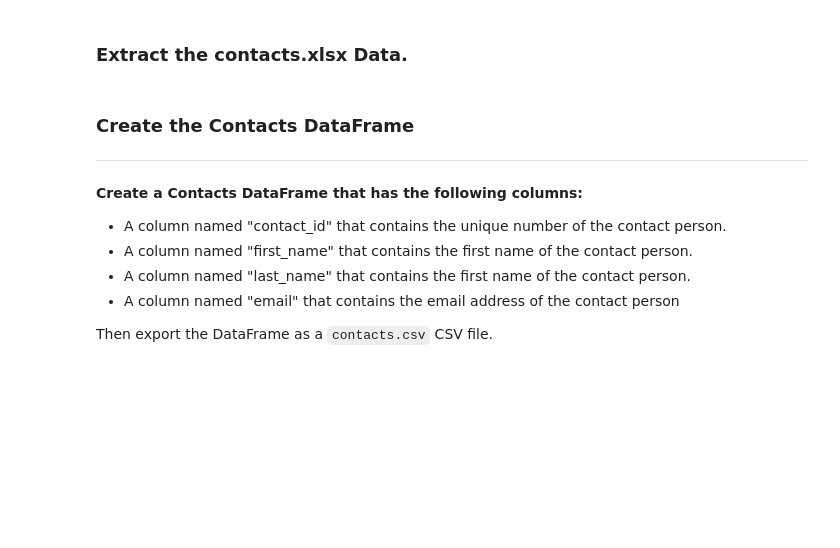
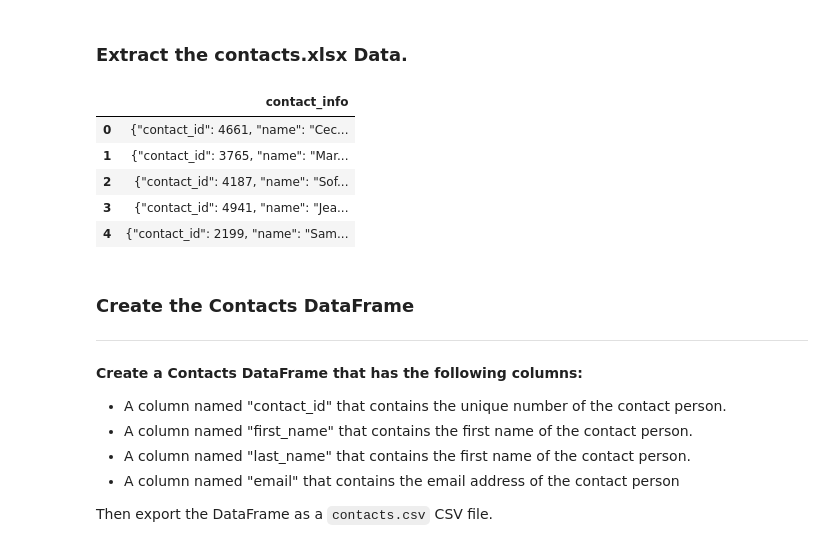
Before and after one commit to eaveltre21189/Crowdfunding_ETL, a Jupyter notebook: ETL_Mini_Project_Starter_Code.ipynb, the cells around one changed output. Drawn from its saved outputs; the diff is of its cells as text; code cells hidden in the pictures; blank space fills up the shorter version.

```diff
--- a/ETL_Mini_Project_Starter_Code.ipynb
+++ b/ETL_Mini_Project_Starter_Code.ipynb
@@ -287,8 +287,15 @@ campaign_cleaned.to_csv("Resources/campaign.csv", index=False)
 ### Extract the contacts.xlsx Data.
 # %%
 # Read the data into a Pandas DataFrame. Use the `header=2` parameter when reading in the data.
-contact_info_df = pd.read_excel('Resources/contacts.xlsx', header=2)
+contact_info_df = pd.read_excel('Resources/contacts.xlsx', header=3)
 contact_info_df.head()
+# %% [output]
+|  | contact_info |
+| 0 | {"contact_id": 4661, "name": "Cec... |
+| 1 | {"contact_id": 3765, "name": "Mar... |
+| 2 | {"contact_id": 4187, "name": "Sof... |
+| 3 | {"contact_id": 4941, "name": "Jea... |
+| 4 | {"contact_id": 2199, "name": "Sam... |
 # %% [markdown]
 ### Create the Contacts DataFrame
 ---
```
Also changed, not shown: parts of 1 cell of this notebook.
